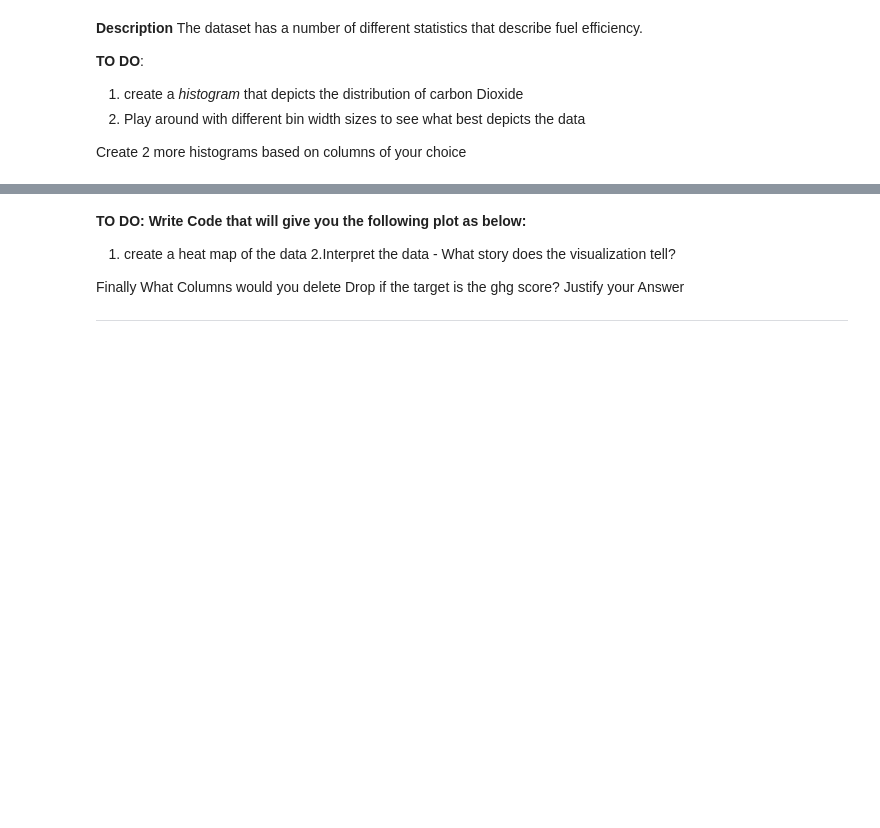
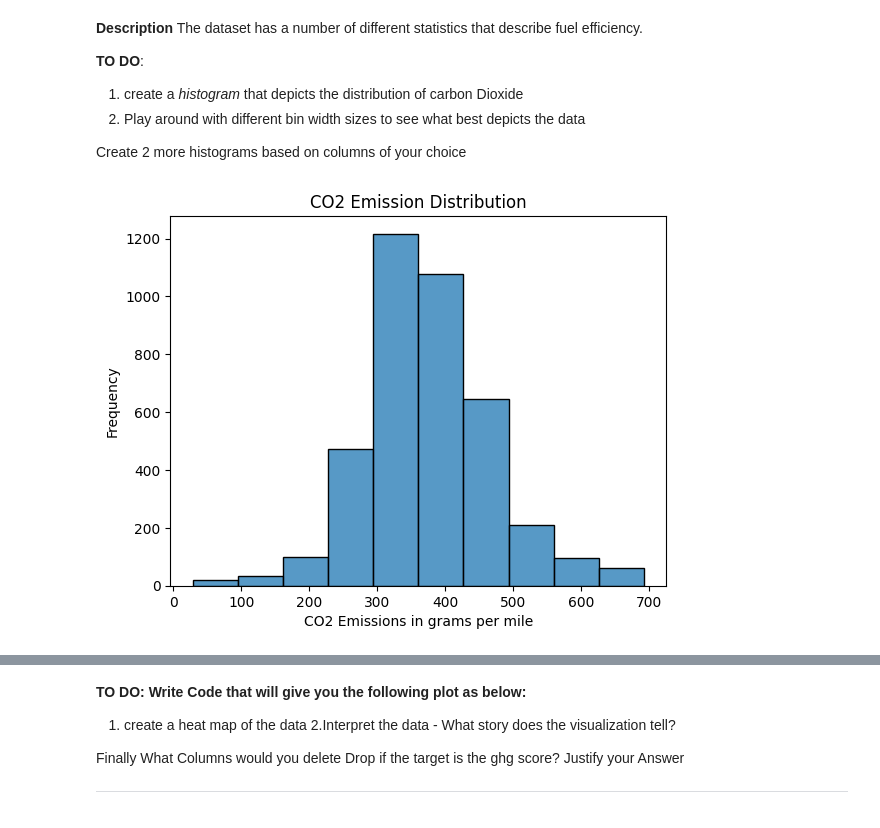
Before and after one commit to jefftrojan/math_for_ml, a Jupyter notebook: formative_one_visualization /visualizations_notebook/visualizations_notebook.ipynb, the cells around one changed output, grey strips where cells are left out. Drawn from its saved outputs; the diff is of its cells as text; code cells hidden in the pictures; blank space fills up the shorter version.

```diff
--- a/formative_one_visualization /visualizations_notebook/visualizations_notebook.ipynb
+++ b/formative_one_visualization /visualizations_notebook/visualizations_notebook.ipynb
@@ -24,3 +28,7 @@ Load the dataset and print at least 10 rows
 
 1.   Load the dataset
 2.   print atleast 10 rows of it
+# %%
+path = '/content/drive/MyDrive/ml-for-math/datasets/fuel_econ.csv'
+fuel_econ = pd.read_csv(path)
+fuel_econ.head(10)
@@ -48,0 +63,8 @@ Create 2 more histograms based on columns of your choice
+# %%
+sb.histplot(fuel_econ['co2'], bins=10, kde=False)
+plt.title('CO2 Emission Distribution')
+plt.xlabel('CO2 Emissions in grams per mile')
+plt.ylabel('Frequency')
+plt.show()
+# %% [output]
+[figure, added]
```
Also changed, not shown: parts of 8 cells of this notebook.
